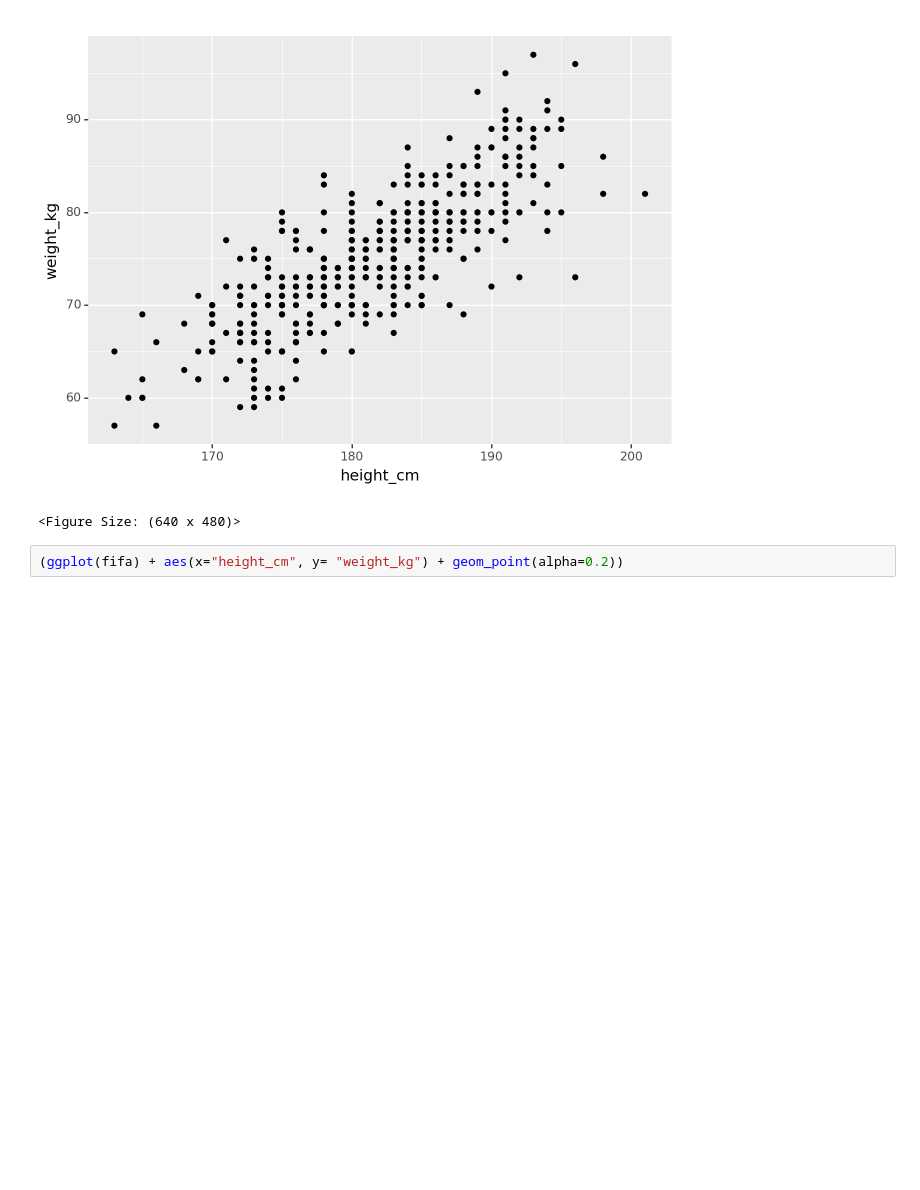
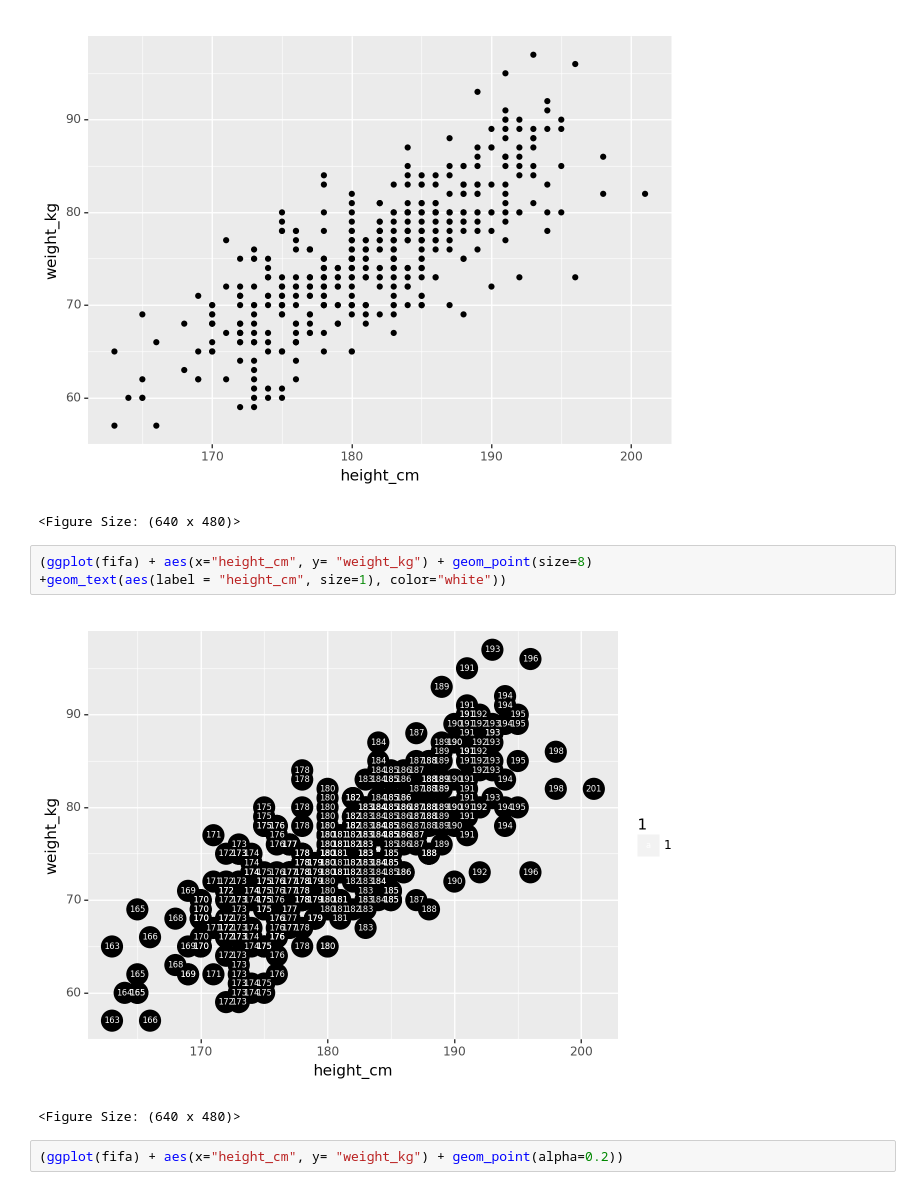
Before and after one commit to AlbertoRodrigues/Data-Visualization-in-Python, a Jupyter notebook: plotnine/plotnine.ipynb, the cells around one changed output. Cells and saved outputs as stored; diff of their text form; blank space fills up the shorter version.

```diff
--- a/plotnine/plotnine.ipynb
+++ b/plotnine/plotnine.ipynb
@@ -112,6 +131,12 @@ labs(y = "Quantidade", x = "Pé Preferido"))
 # %% [output]
 [figure]
 <Figure Size: (640 x 480)>
+# %%
+(ggplot(fifa) + aes(x="height_cm", y= "weight_kg") + geom_point(size=8)
++geom_text(aes(label = "height_cm", size=1), color="white"))
+# %% [output]
+[figure, added]
+<Figure Size: (640 x 480)>
 # %%
 (ggplot(fifa) + aes(x="height_cm", y= "weight_kg") + geom_point(alpha=0.2))
 # %% [output]
```
Also changed, not shown: parts of 25 cells of this notebook.
